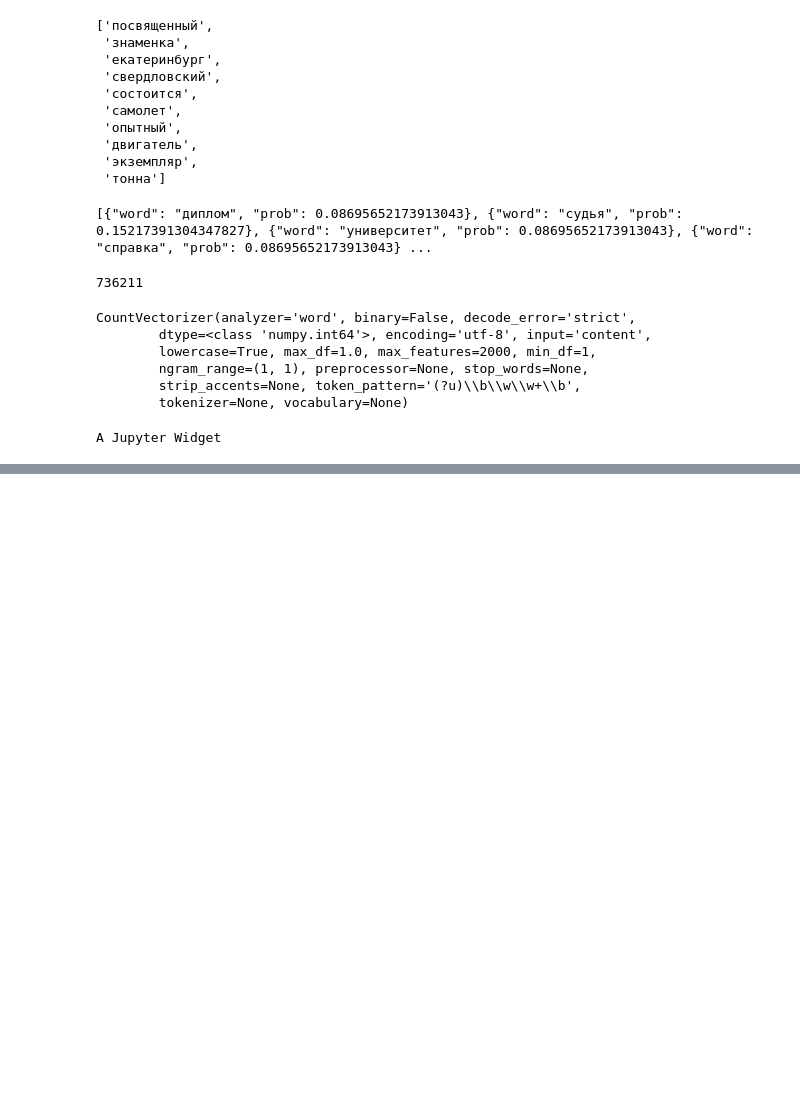
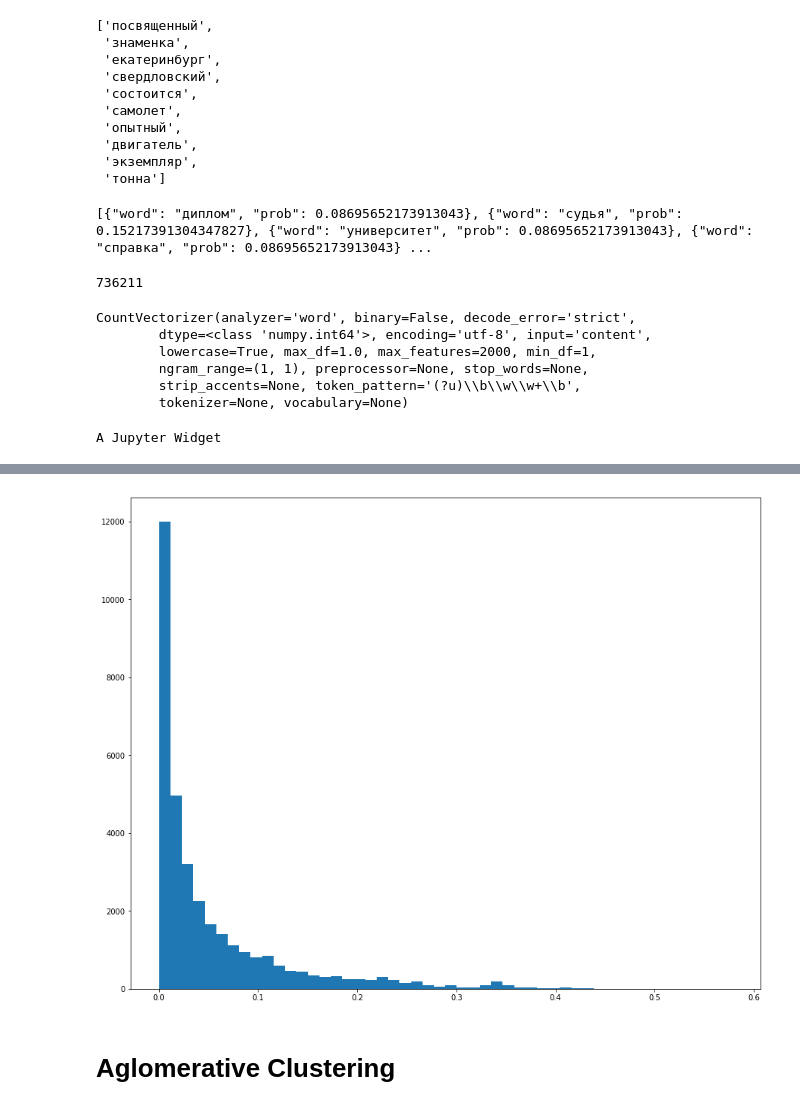
Before and after one commit to celidos/globalchangers, a Jupyter notebook: cluster_word_2_vec_experiment.ipynb, the cells around one changed output, grey strips where cells are left out. Cells and saved outputs as stored; diff of their text form; code cells hidden in the pictures; blank space fills up the shorter version.

```diff
--- a/cluster_word_2_vec_experiment.ipynb
+++ b/cluster_word_2_vec_experiment.ipynb
@@ -289,0 +322,8 @@ hue_moe[(hue_moe.sum(axis=1)==0), :].shape
+# %%
+plt.figure(figsize=(15, 12))
+plt.hist((hue_moe**2).sum(axis=1), bins=50)
+plt.show()
+# %% [output]
+[figure, added]
+# %% [markdown]
+# Aglomerative Clustering
```
Also changed, not shown: parts of 15 cells of this notebook, 10 other files.
